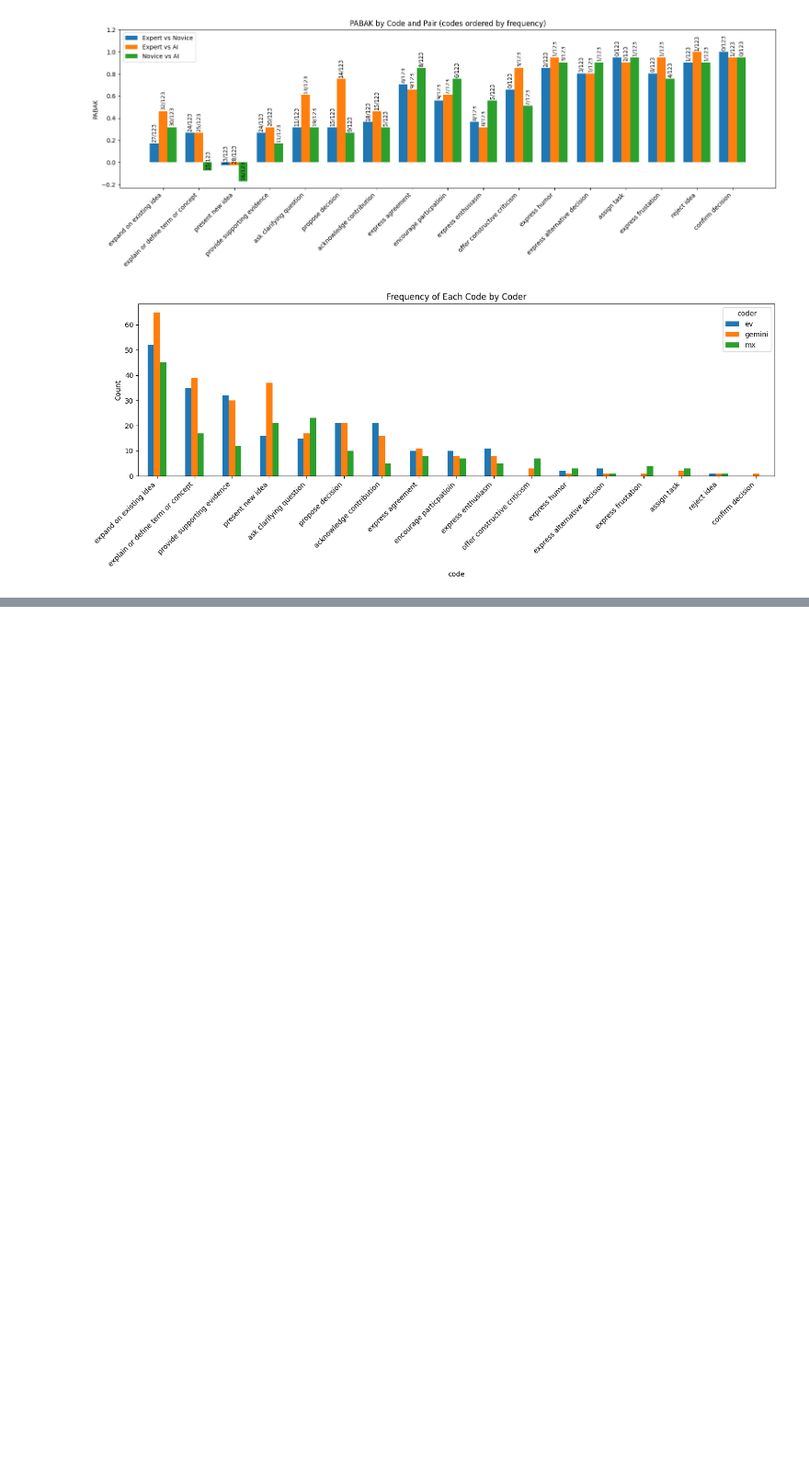
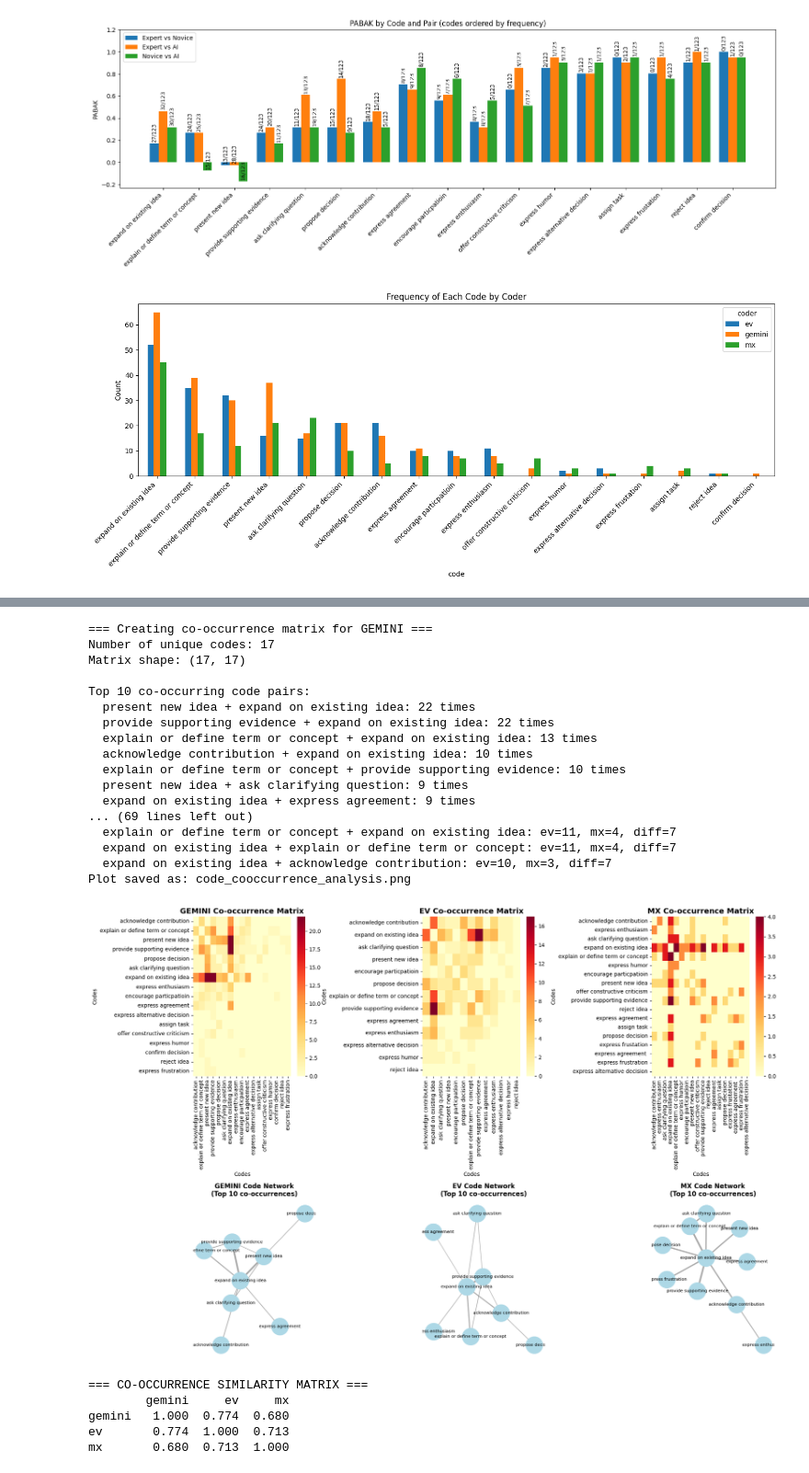
Before and after one commit to eveyhuang/gemini_data_analysis, a Jupyter notebook: sampling/verify_ev.ipynb, the cells around one changed output, grey strips where cells are left out. Shown at 92% size. Cells and saved outputs as stored; diff of their text form; code cells hidden in the pictures; blank space fills up the shorter version.

```diff
--- a/sampling/verify_ev.ipynb
+++ b/sampling/verify_ev.ipynb
@@ -1138,0 +1410,40 @@ plt.show()
+# %%
+df = filtered_ann_df# or your data file
+
+# Create co-occurrence matrices
+cooccurrence_matrices = create_cooccurrence_matrix(df)
+
+# Analyze patterns
+analyze_cooccurrence_patterns(cooccurrence_matrices)
+
+# Create visualizations
+create_cooccurrence_visualizations(cooccurrence_matrices)
+
+# Calculate similarity matrix
+similarity_matrix = calculate_cooccurrence_similarity(cooccurrence_matrices)
+print("\n=== CO-OCCURRENCE SIMILARITY MATRIX ===")
+print(similarity_matrix.round(3))
+# %% [output]
+=== Creating co-occurrence matrix for GEMINI ===
+Number of unique codes: 17
+Matrix shape: (17, 17)
+
+Top 10 co-occurring code pairs:
+  present new idea + expand on existing idea: 22 times
+  provide supporting evidence + expand on existing idea: 22 times
+  explain or define term or concept + expand on existing idea: 13 times
+  acknowledge contribution + expand on existing idea: 10 times
+  explain or define term or concept + provide supporting evidence: 10 times
+  present new idea + ask clarifying question: 9 times
+  expand on existing idea + express agreement: 9 times
+... (69 lines left out)
+  explain or define term or concept + expand on existing idea: ev=11, mx=4, diff=7
+  expand on existing idea + explain or define term or concept: ev=11, mx=4, diff=7
+  expand on existing idea + acknowledge contribution: ev=10, mx=3, diff=7
+Plot saved as: code_cooccurrence_analysis.png
+[figure, added]
+=== CO-OCCURRENCE SIMILARITY MATRIX ===
+        gemini     ev     mx
+gemini   1.000  0.774  0.680
+ev       0.774  1.000  0.713
+mx       0.680  0.713  1.000
```
Also changed, not shown: parts of 6 cells of this notebook, 3 other files.
